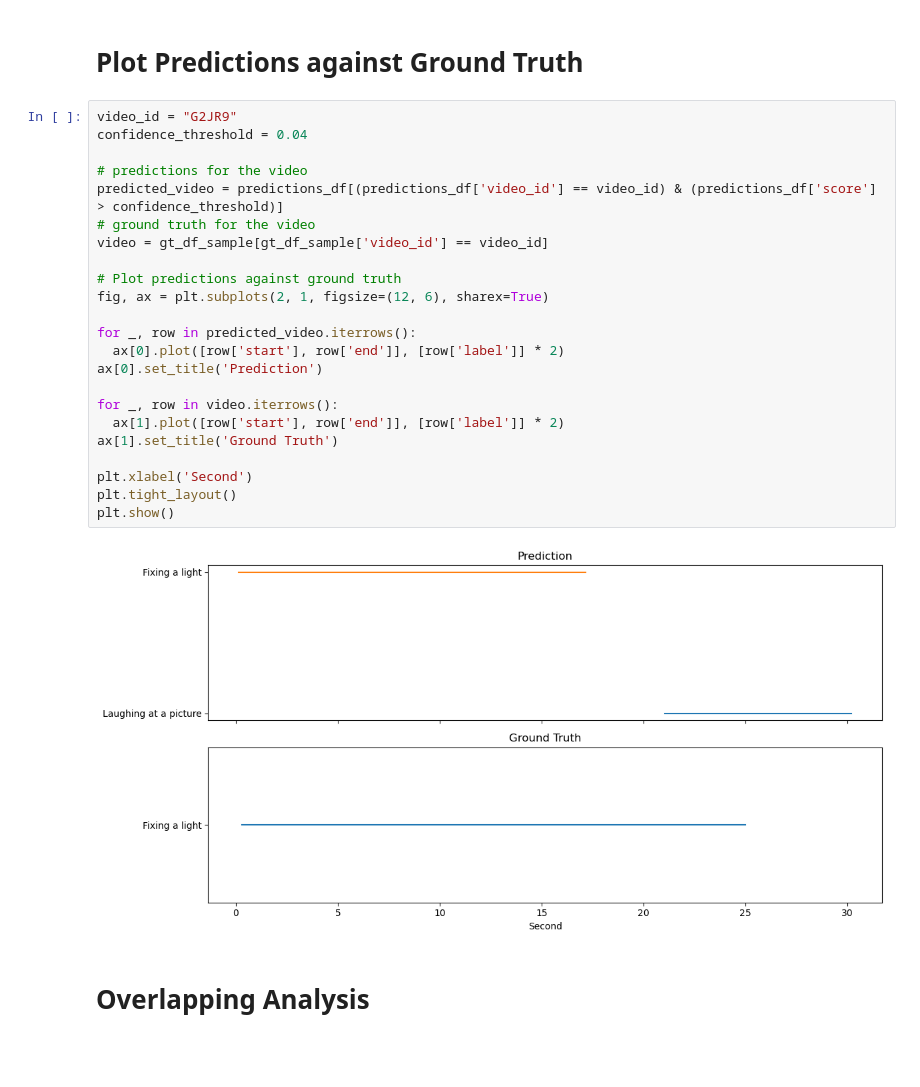
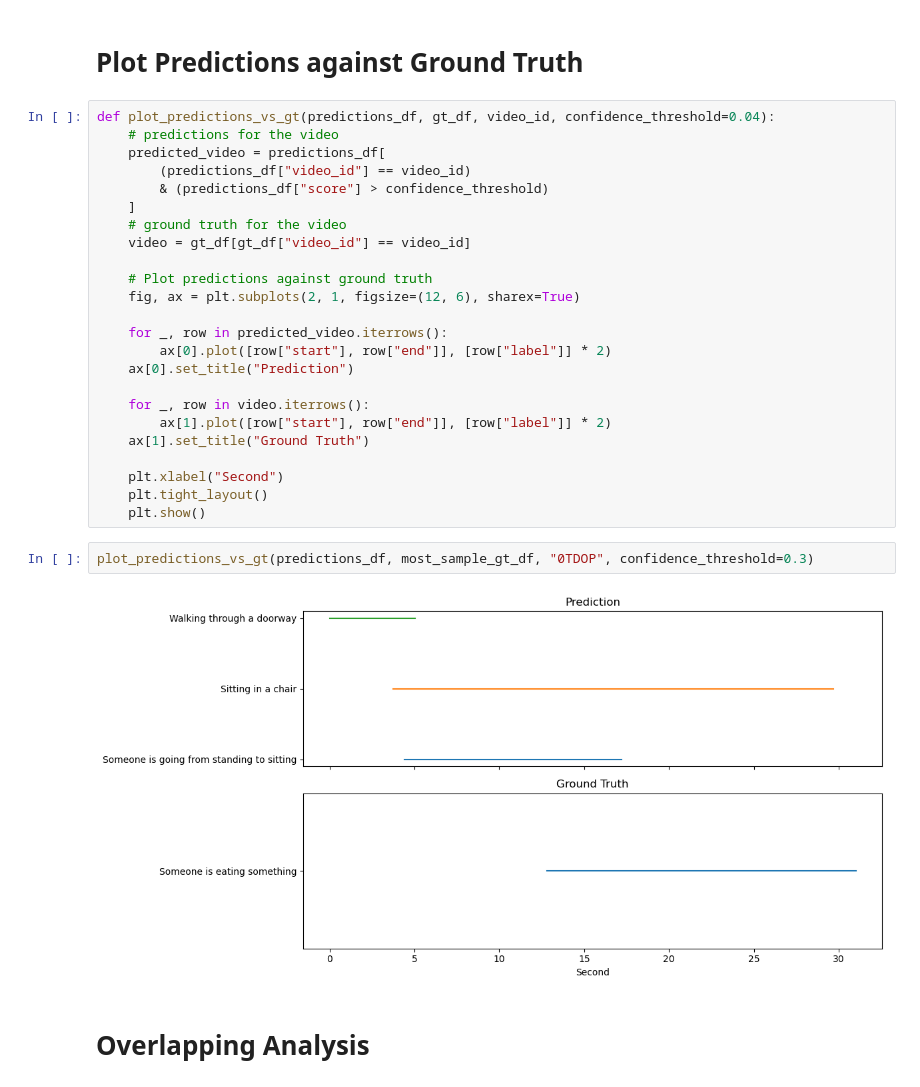
Before and after one commit to dangtna1/THUMOS-14_TAD, a Jupyter notebook: notebooks/charades_analysis.ipynb, the cells around one changed output. Saved outputs shown, nothing was run; the diff lists cells and outputs as text; blank space fills up the shorter version.

```diff
--- a/notebooks/charades_analysis.ipynb
+++ b/notebooks/charades_analysis.ipynb
@@ -131,30 +106,33 @@ predictions_df.shape
 # %% [markdown]
 # Plot Predictions against Ground Truth
 # %%
-video_id = "G2JR9"
-confidence_threshold = 0.04
+def plot_predictions_vs_gt(predictions_df, gt_df, video_id, confidence_threshold=0.04):
+    # predictions for the video
+    predicted_video = predictions_df[
+        (predictions_df["video_id"] == video_id)
+        & (predictions_df["score"] > confidence_threshold)
+    ]
+    # ground truth for the video
+    video = gt_df[gt_df["video_id"] == video_id]
 
-# predictions for the video
-predicted_video = predictions_df[(predictions_df['video_id'] == video_id) & (predictions_df['score'] > confidence_threshold)]
-# ground truth for the video
-video = gt_df_sample[gt_df_sample['video_id'] == video_id]
+    # Plot predictions against ground truth
+    fig, ax = plt.subplots(2, 1, figsize=(12, 6), sharex=True)
 
-# Plot predictions against ground truth
-fig, ax = plt.subplots(2, 1, figsize=(12, 6), sharex=True)
+    for _, row in predicted_video.iterrows():
+        ax[0].plot([row["start"], row["end"]], [row["label"]] * 2)
+    ax[0].set_title("Prediction")
 
-for _, row in predicted_video.iterrows():
-  ax[0].plot([row['start'], row['end']], [row['label']] * 2)
-ax[0].set_title('Prediction')
+    for _, row in video.iterrows():
+        ax[1].plot([row["start"], row["end"]], [row["label"]] * 2)
+    ax[1].set_title("Ground Truth")
 
-for _, row in video.iterrows():
-  ax[1].plot([row['start'], row['end']], [row['label']] * 2)
-ax[1].set_title('Ground Truth')
-
-plt.xlabel('Second')
-plt.tight_layout()
-plt.show()
+    plt.xlabel("Second")
+    plt.tight_layout()
+    plt.show()
-# %% [output]
-[figure, removed]
+# %%
+plot_predictions_vs_gt(predictions_df, most_sample_gt_df, "0TDOP", confidence_threshold=0.3)
+# %% [output]
+[figure, added]
 # %% [markdown]
 # Overlapping Analysis
 # %%
```
Also changed, not shown: parts of 9 cells of this notebook, 1 other file.
